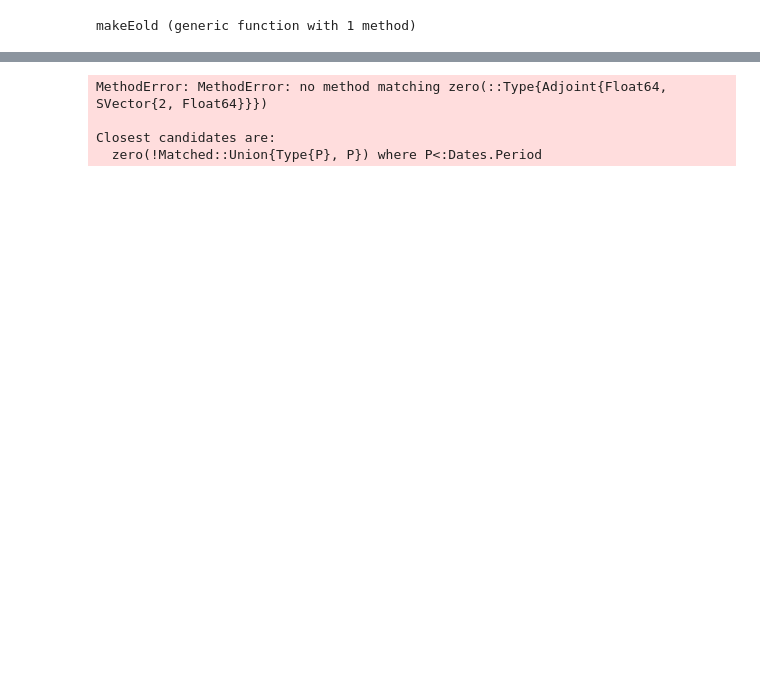
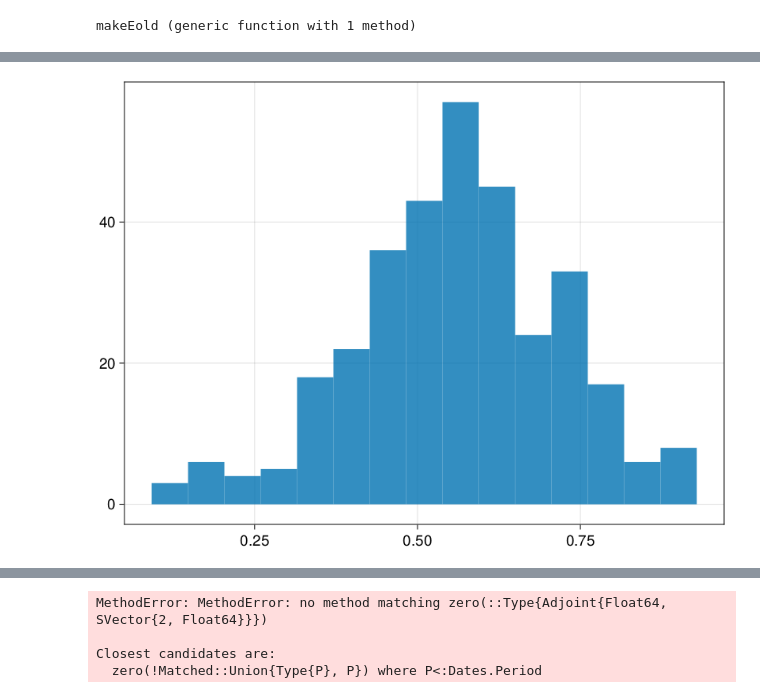
Before and after one commit to chris-revell/VertexModel, a Jupyter notebook: notebooks/PlotModesE.ipynb, the cells around one changed output, grey strips where cells are left out. Drawn from its saved outputs; the diff is of its cells as text; code cells hidden in the pictures; blank space fills up the shorter version.

```diff
--- a/notebooks/PlotModesE.ipynb
+++ b/notebooks/PlotModesE.ipynb
@@ -94,3 +94,7 @@ ff
+# %%
+hist(norm.(edgeTangents))
+# %% [output]
+[figure, added]
 # %%
 G=makeGnew(params, matrices) #update for new model
 M=makeM(matrices)
```
Also changed, not shown: parts of 48 cells of this notebook, 7 other files.
